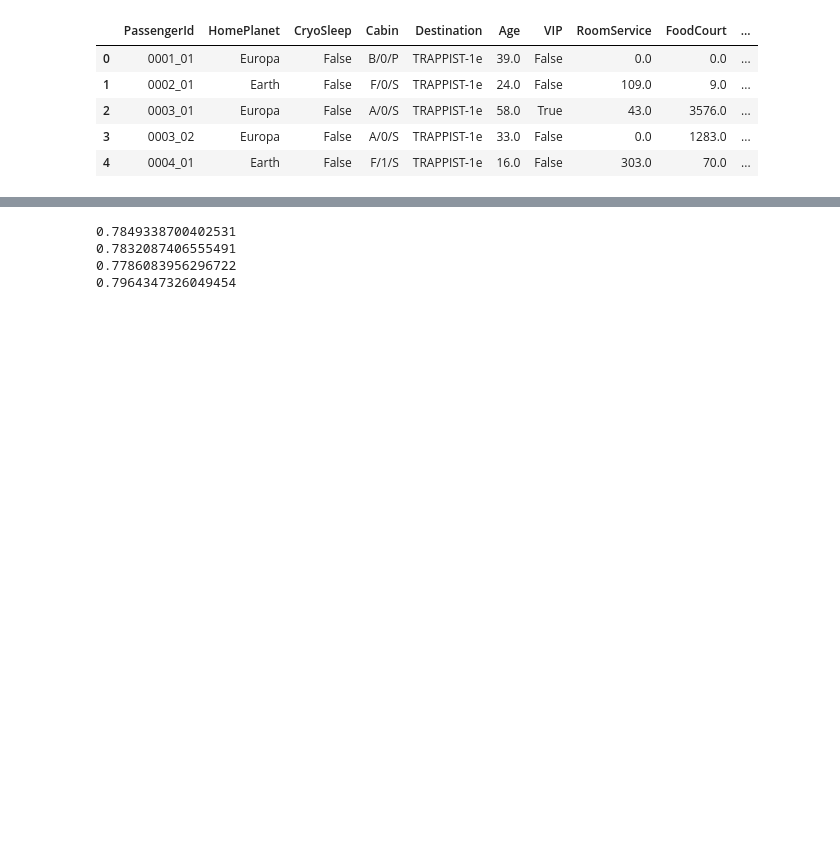
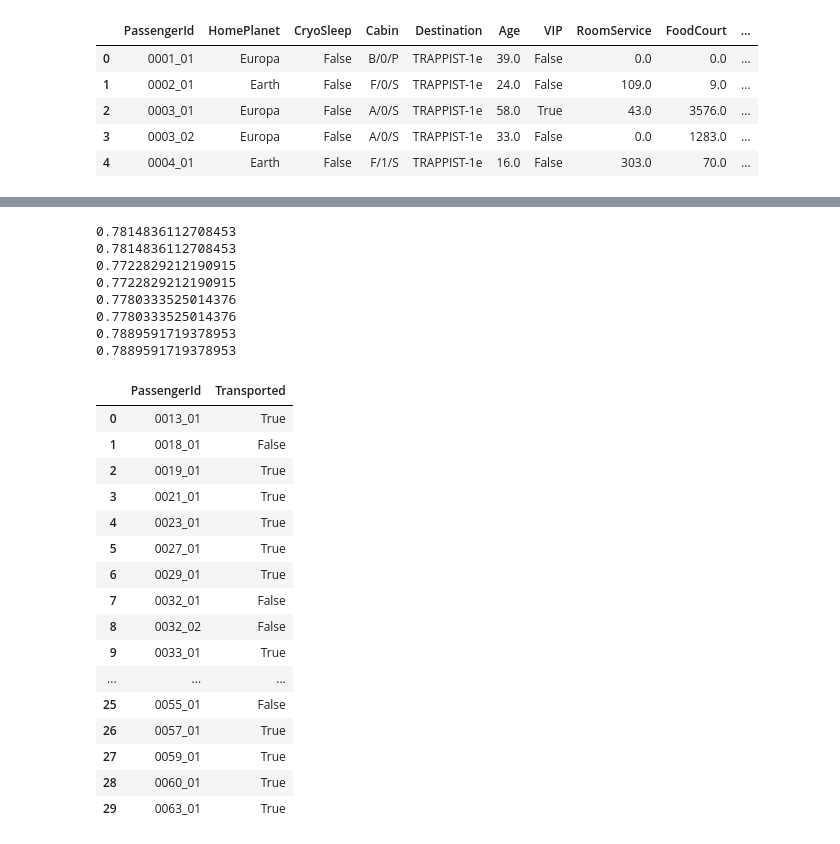
Before and after one commit to Koslowsky1337/Python_Aufgaben, a Jupyter notebook: spaceship_titanic/analyse.ipynb, the cells around one changed output, grey strips where cells are left out. Cells and saved outputs as stored; diff of their text form; code cells hidden in the pictures; blank space fills up the shorter version.

```diff
--- a/spaceship_titanic/analyse.ipynb
+++ b/spaceship_titanic/analyse.ipynb
@@ -142,32 +135,70 @@ y_test = y[int(0.8*len(y)):]
+# %%
+X = df.drop(['Transported'], axis=1)
+y  = df['Transported']
+
+from sklearn.model_selection import train_test_split
+
+X_train, X_test, y_train, y_test = train_test_split(X, y, test_size=0.2, random_state=42)
 # %%
-# Use Adaboost on the training set
+# import accuracy_score
+from sklearn.metrics import accuracy_score
+
 clf = AdaBoostClassifier(n_estimators=500, random_state=42)
 clf.fit(X_train, y_train)
 print(clf.score(X_test, y_test))
+print(accuracy_score(y_test, clf.predict(X_test)))
 
 KNN = KNeighborsClassifier(n_neighbors=15)
 KNN.fit(X_train, y_train)
 print(KNN.score(X_test, y_test))
+print(accuracy_score(y_test, KNN.predict(X_test)))
 
 DT = DecisionTreeClassifier(max_leaf_nodes=20,random_state=42)
 DT.fit(X_train, y_train)
 print(DT.score(X_test, y_test))
+print(accuracy_score(y_test, DT.predict(X_test)))
 
 RF = RandomForestClassifier(n_estimators=500, max_leaf_nodes=100, random_state=42)
 RF.fit(X_train, y_train)
 print(RF.score(X_test, y_test))
+print(accuracy_score(y_test, RF.predict(X_test)))
 # %% [output]
-0.7849338700402531
-0.7832087406555491
-0.7786083956296722
-0.7964347326049454
+0.7814836112708453
+0.7814836112708453
+0.7722829212190915
+0.7722829212190915
+0.7780333525014376
+0.7780333525014376
+0.7889591719378953
+0.7889591719378953
 # %%
 # Use AdaBoost on the test.csv
 Transported = RF.predict(df_test)
 
+
 # Create Dataframe with ids and survived
-output = pd.DataFrame({'PassengerId': PID, 'Transported': Transported})
-output.head()
+output = pd.DataFrame({'PassengerId': pd.read_csv("data/test.csv")["PassengerId"], 'Transported': Transported})
+output.head(30)
 
 # output to csv
-output.to_csv('submission.csv', index=False)
+output.to_csv('submission2.csv', index=False)
+# %%
+output.head(30)
+# %% [output]
+|  | PassengerId | Transported |
+| 0 | 0013_01 | True |
+| 1 | 0018_01 | False |
+| 2 | 0019_01 | True |
+| 3 | 0021_01 | True |
+| 4 | 0023_01 | True |
+| 5 | 0027_01 | True |
+| 6 | 0029_01 | True |
+| 7 | 0032_01 | False |
+| 8 | 0032_02 | False |
+| 9 | 0033_01 | True |
+| ... | ... | ... |
+| 25 | 0055_01 | False |
+| 26 | 0057_01 | True |
+| 27 | 0059_01 | True |
+| 28 | 0060_01 | True |
+| 29 | 0063_01 | True |
```
Also changed, not shown: parts of 5 cells of this notebook, 1 other file.
